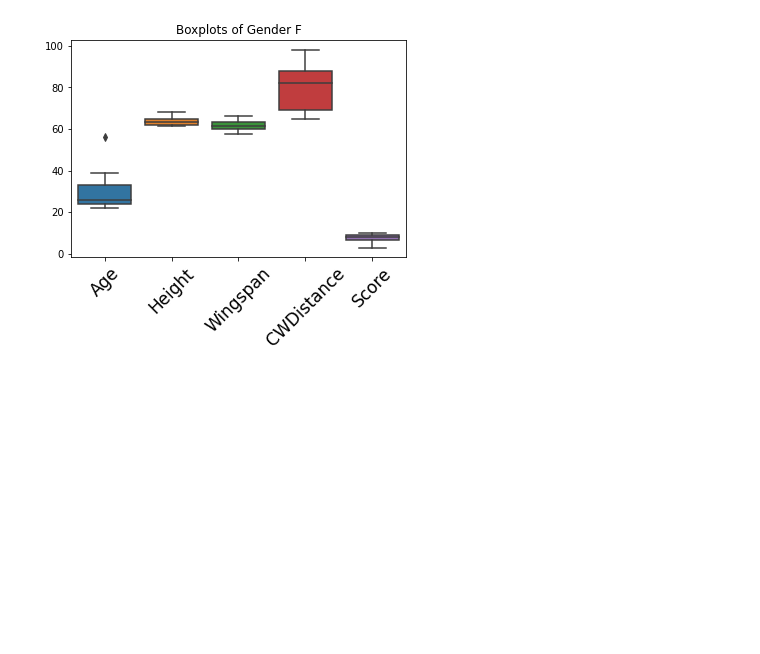
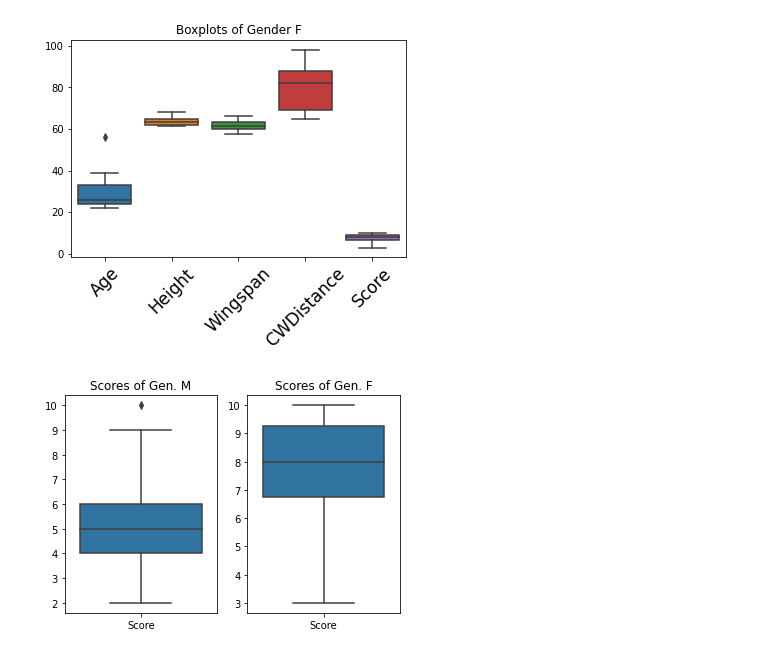
Before and after one commit to Caavalos/DMEGADE3, a Jupyter notebook: clase4.ipynb, the cells around one changed output. Drawn from its saved outputs; the diff is of its cells as text; code cells hidden in the pictures; blank space fills up the shorter version.

```diff
--- a/clase4.ipynb
+++ b/clase4.ipynb
@@ -148,3 +145,23 @@ plt.title('Boxplots of Gender F')
 plt.show(block = True)
 # %% [output]
 [figure]
+# %%
+fig= plt.figure()
+ax1 = fig.add_subplot(1,2,1) #1 row, 2 columns, position 1
+
+sns.boxplot(data = df.loc[df['Gender']=='M',
+                          ['Score']
+                         ]
+           )
+
+ax2 = fig.add_subplot(1,2,2) #1 row, 2 columns, position 2
+
+sns.boxplot(data = df.loc[df['Gender']=='F',
+                          ['Score']
+                         ]
+           )
+
+ax1.title.set_text('Scores of Gen. M')
+ax2.title.set_text('Scores of Gen. F')
+# %% [output]
+[figure, added]
```
Also changed, not shown: parts of 3 cells of this notebook.
